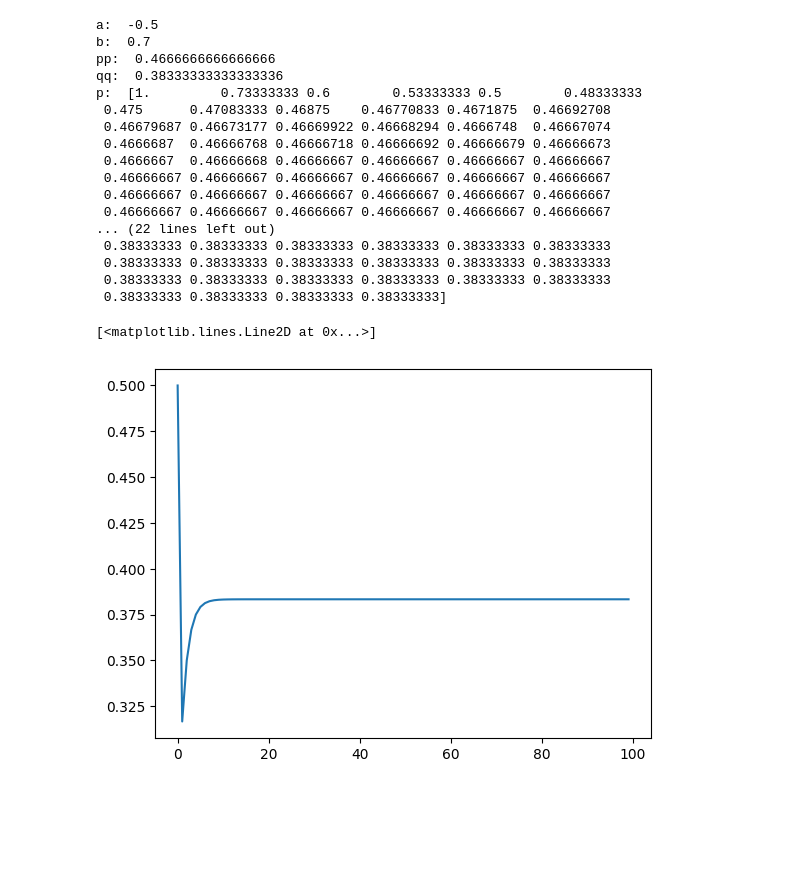
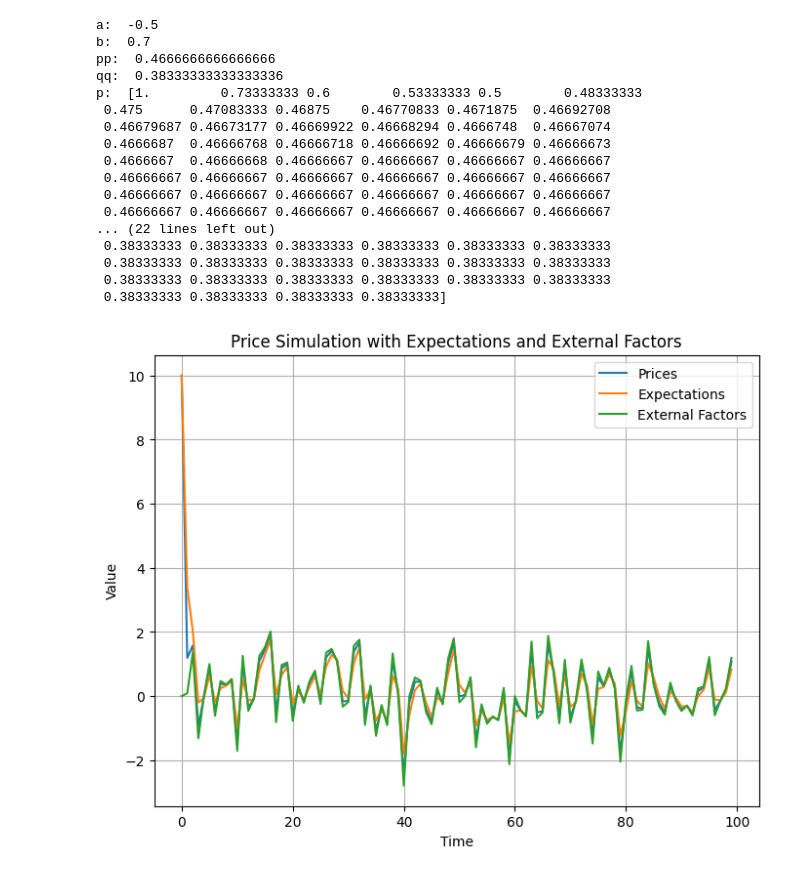
Before and after one commit to thanhqtran/tohoku_bootcamp, a Jupyter notebook: summer2023/math/simul_code.ipynb, the cells around one changed output. Drawn from its saved outputs; the diff is of its cells as text; code cells hidden in the pictures; blank space fills up the shorter version.

Commit message:
clean figures

```diff
--- a/summer2023/math/simul_code.ipynb
+++ b/summer2023/math/simul_code.ipynb
@@ -230,8 +230,52 @@ p:  [1.         0.73333333 0.6        0.53333333 0.5        0.48333333
  0.38333333 0.38333333 0.38333333 0.38333333 0.38333333 0.38333333
  0.38333333 0.38333333 0.38333333 0.38333333 0.38333333 0.38333333
  0.38333333 0.38333333 0.38333333 0.38333333]
-# %%
-plt.plot(T, q)
-# %% [output]
-[<matplotlib.lines.Line2D at 0x...>]
-[figure, removed]
+# %%
+import numpy as np
+import matplotlib.pyplot as plt
+
+# Parameters
+psi = 0.5  # You can adjust this value
+alpha = psi / (1 + psi)
+beta = 1 / (1 + psi)
+
+# Initial conditions
+initial_price = 10  # You can set your own initial price
+initial_expectation = initial_price  # Initial expectation for future price
+initial_external_factor = 0  # Initial external factor
+
+# Number of periods to simulate
+num_periods = 100
+
+# Lists to store simulation results
+prices = [initial_price]
+expectations = [initial_expectation]
+external_factors = [initial_external_factor]
+
+# Simulate the dynamics
+for t in range(1, num_periods):
+    # Compute new external factor (you can define this based on some pattern or random process)
+    external_factor = np.random.normal(0, 1)  # Example: Using normal distribution for randomness
+
+    # Calculate new price expectation and price using the equation
+    new_expectation = alpha * expectations[t - 1] + beta * external_factor
+    new_price = alpha * new_expectation + beta * external_factor
+
+    # Append results to lists
+    expectations.append(new_expectation)
+    prices.append(new_price)
+    external_factors.append(external_factor)
+
+# Plot the results
+plt.figure(figsize=(8, 6))
+plt.plot(range(num_periods), prices, label='Prices')
+plt.plot(range(num_periods), expectations, label='Expectations')
+plt.plot(range(num_periods), external_factors, label='External Factors')
+plt.xlabel('Time')
+plt.ylabel('Value')
+plt.title('Price Simulation with Expectations and External Factors')
+plt.legend()
+plt.grid(True)
+#plt.savefig('price_fluc', bbox_inches='tight', dpi=300)
+# %% [output]
+[figure, added]
```
Also changed, not shown: parts of 1 cell of this notebook, 6 other files.
